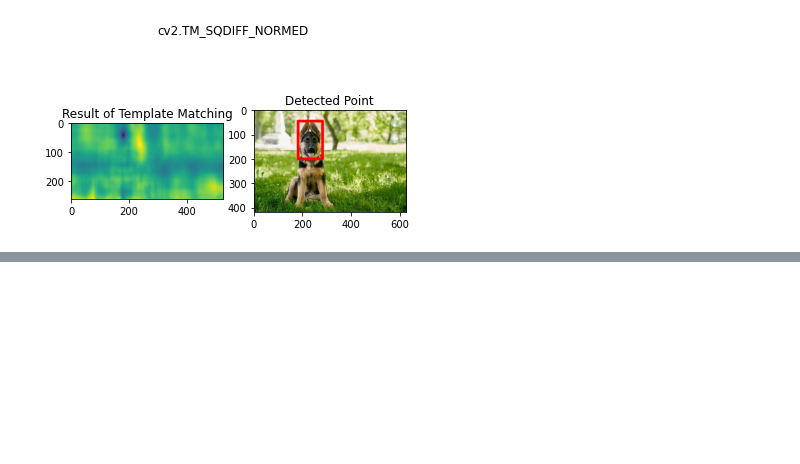
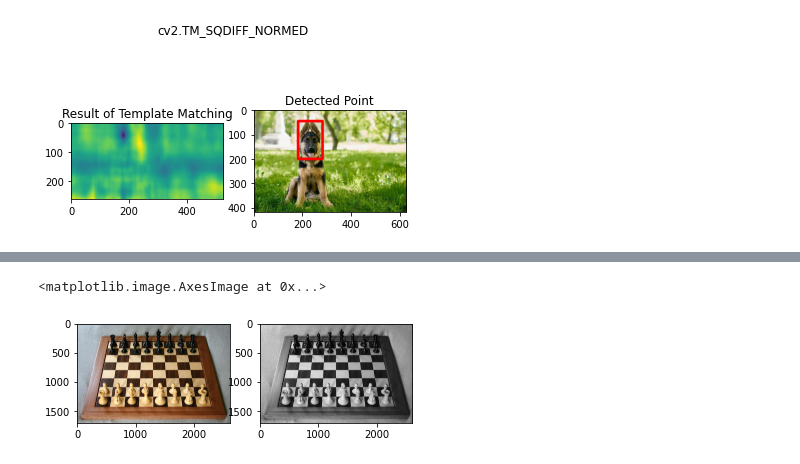
Before and after one commit to bimarshak7/openCV-basics, a Jupyter notebook: objectDetection.ipynb, the cells around one changed output, grey strips where cells are left out. Saved outputs shown, nothing was run; the diff lists cells and outputs as text; code cells hidden in the pictures; blank space fills up the shorter version.

```diff
--- a/objectDetection.ipynb
+++ b/objectDetection.ipynb
@@ -63,0 +101,14 @@ for m in methods:
+# %%
+real_chess = cv2.imread('real_chess.jpg')
+real_chess = cv2.cvtColor(real_chess,cv2.COLOR_BGR2RGB)
+
+gray_real_chess = cv2.cvtColor(real_chess,cv2.COLOR_BGR2GRAY)
+
+plt.subplot(121)
+plt.imshow(real_chess)
+
+plt.subplot(122)
+plt.imshow(gray_real_chess,cmap='gray')
+# %% [output]
+<matplotlib.image.AxesImage at 0x...>
+[figure, added]
```
Also changed, not shown: parts of 37 cells of this notebook.
